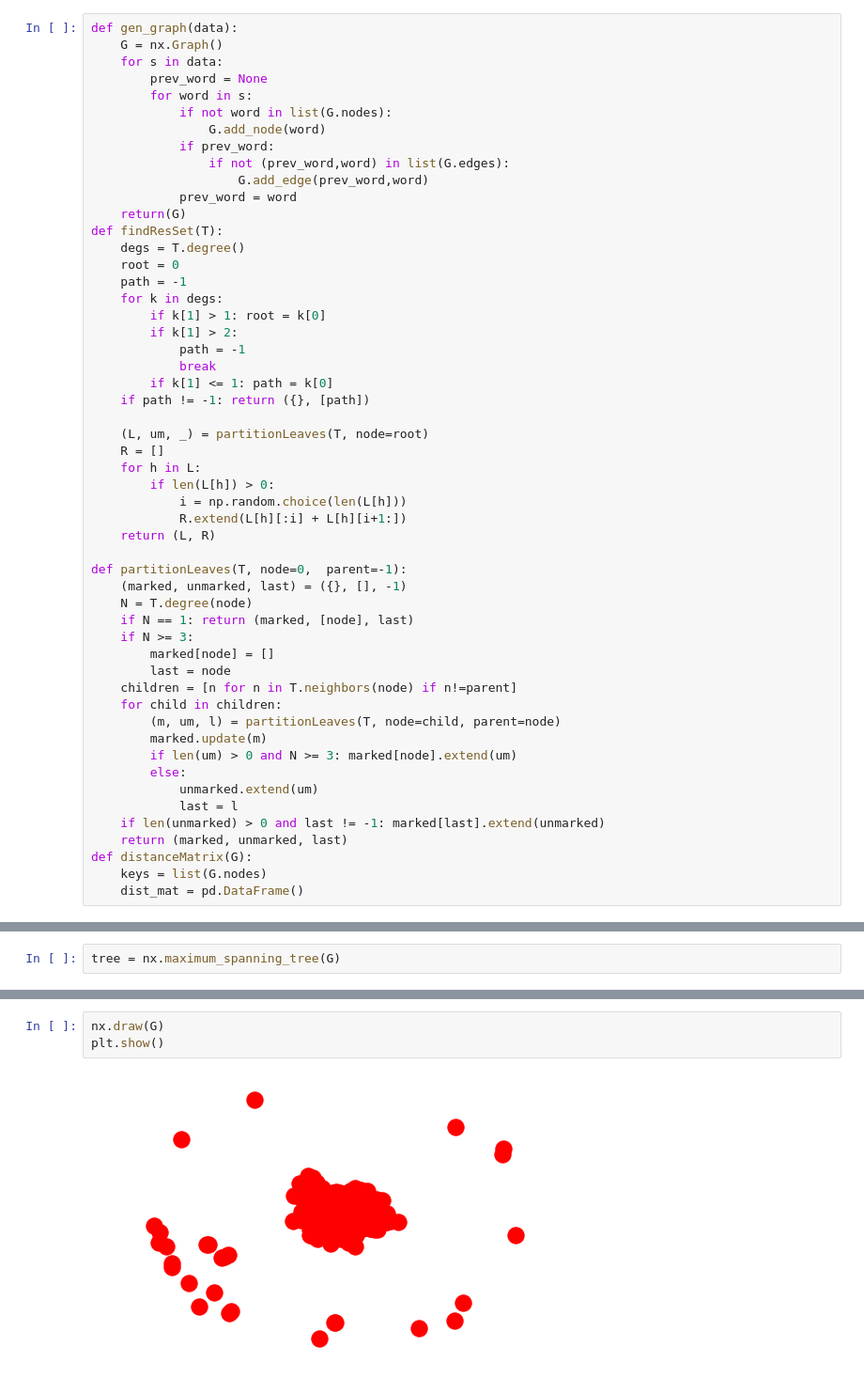
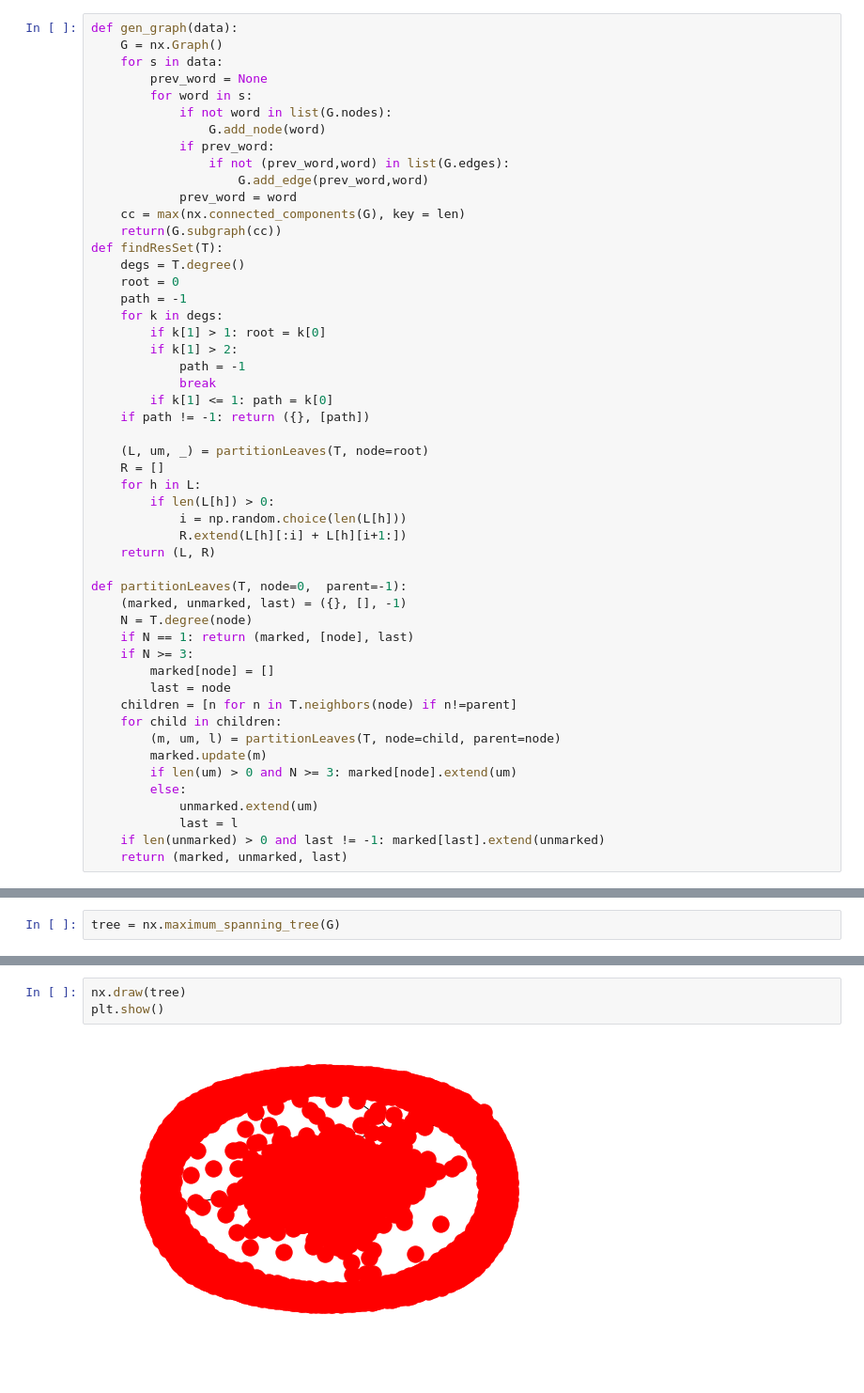
Before and after one commit to matthewdhanley/csci-5502-data-mining, a Jupyter notebook: Testing.ipynb, the cells around one changed output, grey strips where cells are left out. Shown at 94% size. Cells and saved outputs as stored; diff of their text form.

```diff
--- a/Testing.ipynb
+++ b/Testing.ipynb
@@ -40,7 +45,8 @@ def gen_graph(data):
                 if not (prev_word,word) in list(G.edges):
                     G.add_edge(prev_word,word)
             prev_word = word
-    return(G)
+    cc = max(nx.connected_components(G), key = len)
+    return(G.subgraph(cc))
 def findResSet(T):
     degs = T.degree()
     root = 0
@@ -78,6 +84,3 @@ def partitionLeaves(T, node=0,  parent=-1):
             last = l
     if len(unmarked) > 0 and last != -1: marked[last].extend(unmarked)
     return (marked, unmarked, last)
-def distanceMatrix(G):
-    keys = list(G.nodes)
-    dist_mat = pd.DataFrame()
@@ -129,5 +212,5 @@ print(R)
 # %%
-nx.draw(G)
+nx.draw(tree)
 plt.show()
 # %% [output]
-[figure, old version]
+[figure, new version]
```
Also changed, not shown: parts of 14 cells of this notebook, 6 other files.
